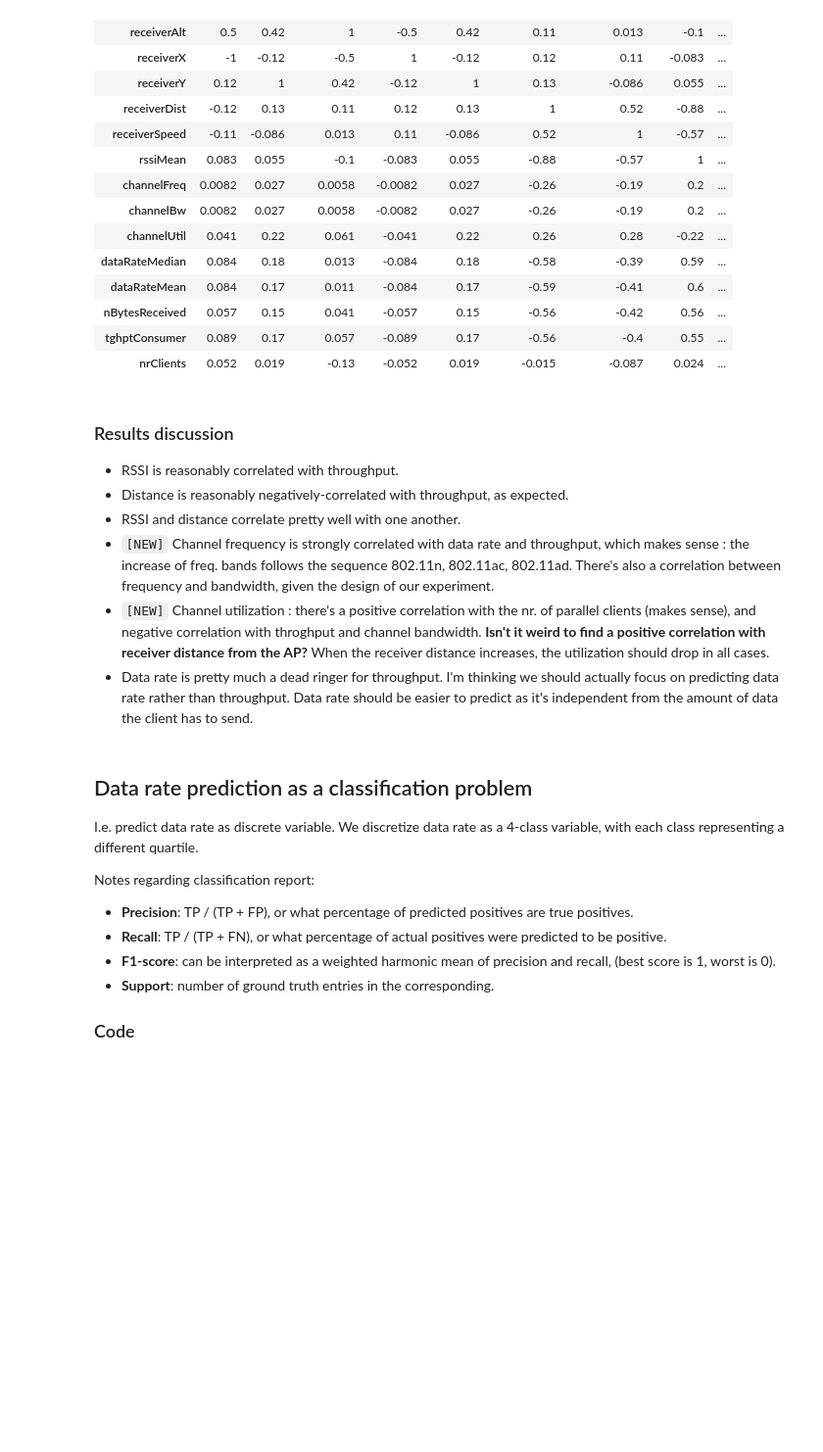
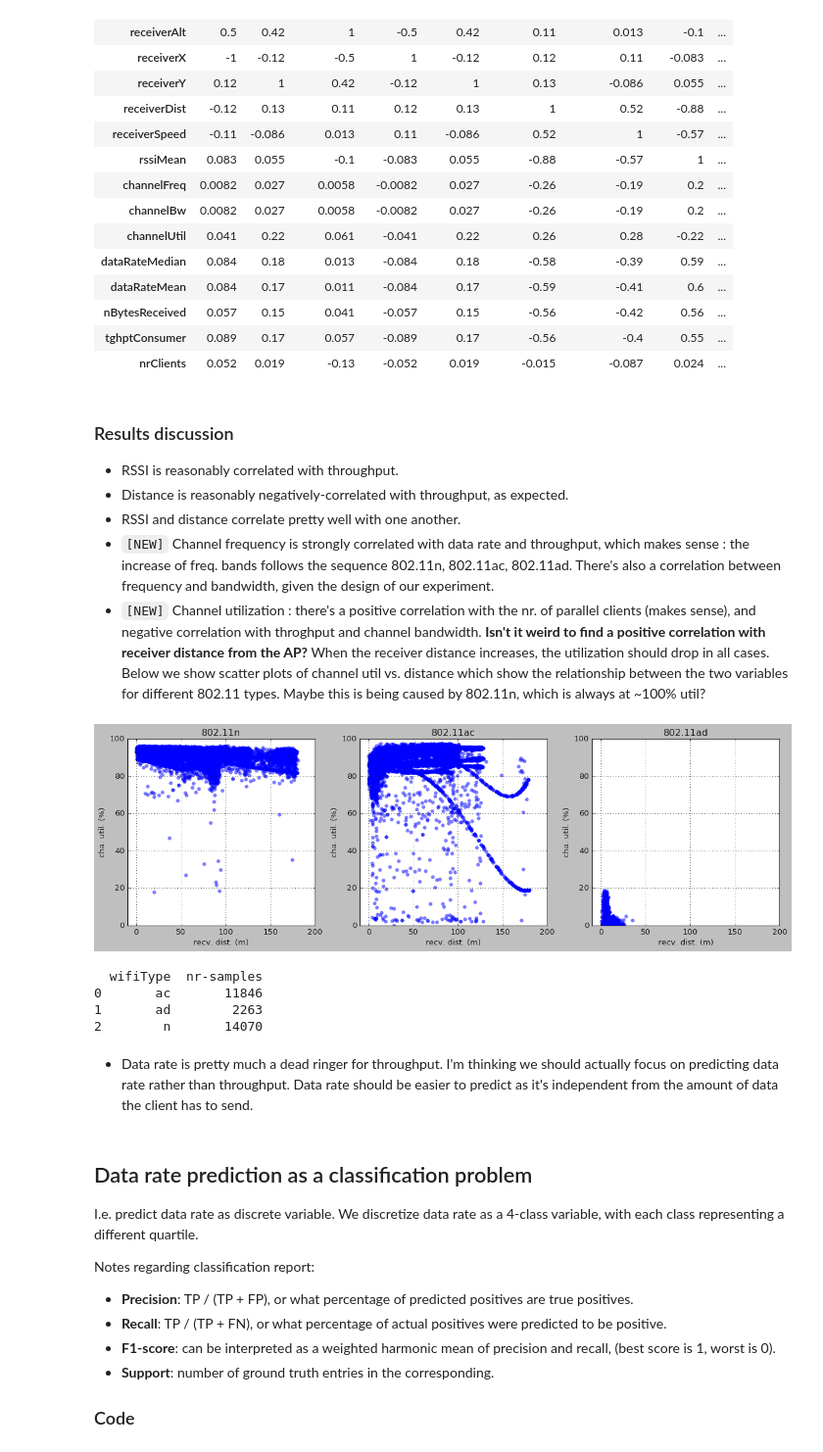
Before and after one commit to adamiaonr/wifi-vehicles, a Jupyter notebook: ap-selection/datarate-estimation/data-rate-prediction.ipynb, the cells around one changed output. Shown at 98% size. Cells and saved outputs as stored; diff of their text form; code cells hidden in the pictures; blank space fills up the shorter version.

Commit message:
added scatter plot to datarate estimation notebook

```diff
--- a/ap-selection/datarate-estimation/data-rate-prediction.ipynb
+++ b/ap-selection/datarate-estimation/data-rate-prediction.ipynb
@@ -140,8 +144,40 @@ del corDs, corMat # get rid of stuff we don't need anymore
 * Distance is reasonably negatively-correlated with throughput, as expected.
 * RSSI and distance correlate pretty well with one another.
 * `[NEW]` Channel frequency is strongly correlated with data rate and throughput, which makes sense : the increase of freq. bands follows the sequence 802.11n, 802.11ac, 802.11ad. There's also a correlation between frequency and bandwidth, given the design of our experiment.
-* `[NEW]` Channel utilization : there's a positive correlation with the nr. of parallel clients (makes sense), and negative correlation with throghput and channel bandwidth. **Isn't it weird to find a positive correlation with receiver distance from the AP?** When the receiver distance increases, the utilization should drop in all cases.
-* Data rate is pretty much a dead ringer for throughput. I'm thinking we should actually focus on predicting data rate rather than throughput. Data rate should be easier to predict as it's independent from the amount of data the client has to send.
+* `[NEW]` Channel utilization : there's a positive correlation with the nr. of parallel clients (makes sense), and negative correlation with throghput and channel bandwidth. **Isn't it weird to find a positive correlation with receiver distance from the AP?** When the receiver distance increases, the utilization should drop in all cases. Below we show scatter plots of channel util vs. distance which show the relationship between the two variables for different 802.11 types. Maybe this is being caused by 802.11n, which is always at ~100% util?
+# %%
+import matplotlib
+import matplotlib.pyplot as plt
+
+plt.style.use('classic')
+fig = plt.figure(figsize = ((5.0) * 3, (5.0)))
+
+for i, wifi_type in enumerate(['n', 'ac', 'ad']):
+    plot_data = dataset[dataset['wifiType'] == wifi_type].sort_values(by = ['receiverDist'])
+
+    ax = fig.add_subplot(1, 3, i + 1)
+    ax.xaxis.grid(True, ls = 'dotted', lw = 0.75)
+    ax.yaxis.grid(True, ls = 'dotted', lw = 0.75)
+    ax.set_title('802.11%s' % (wifi_type))
+    ax.plot(plot_data['receiverDist'], plot_data['channelUtil'], color = 'blue', linewidth = 0.0, marker = '.', markersize = 10.0, alpha = .5)
+    ax.set_xlabel('recv. dist. (m)')
+    ax.set_xlim([-10.0, 200.0])
+    ax.set_ylabel('cha. util. (%)')
+    ax.set_ylim([0.0, 100.0])
+
+fig.tight_layout()
+plt.show()
+
+with pd.option_context('display.max_rows', None, 'display.max_columns', None):
+    print(dataset.groupby(['wifiType']).size().reset_index(drop = False, name = 'nr-samples'))
+# %% [output]
+[figure, added]
+  wifiType  nr-samples
+0       ac       11846
+1       ad        2263
+2        n       14070
+# %% [markdown]
+* Data rate is pretty much a dead ringer for throughput. I'm thinking we should actually focus on predicting data rate rather than throughput. Data rate should be easier to predict as it's independent from the amount of data the client has to send.
 # %% [markdown]
 ## Data rate prediction as a classification problem
 I.e. predict data rate as discrete variable.
```
Also changed, not shown: parts of 2 cells of this notebook.
